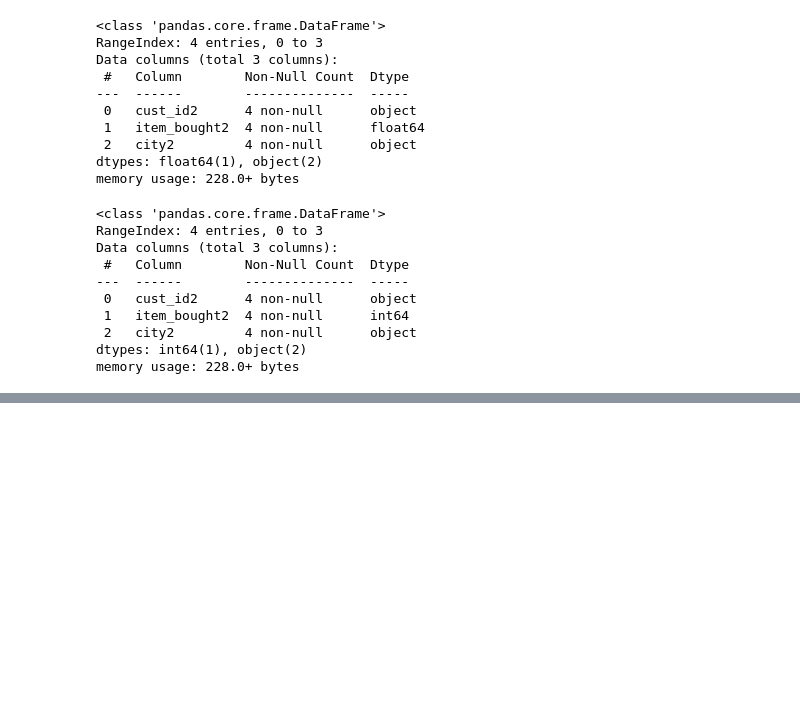
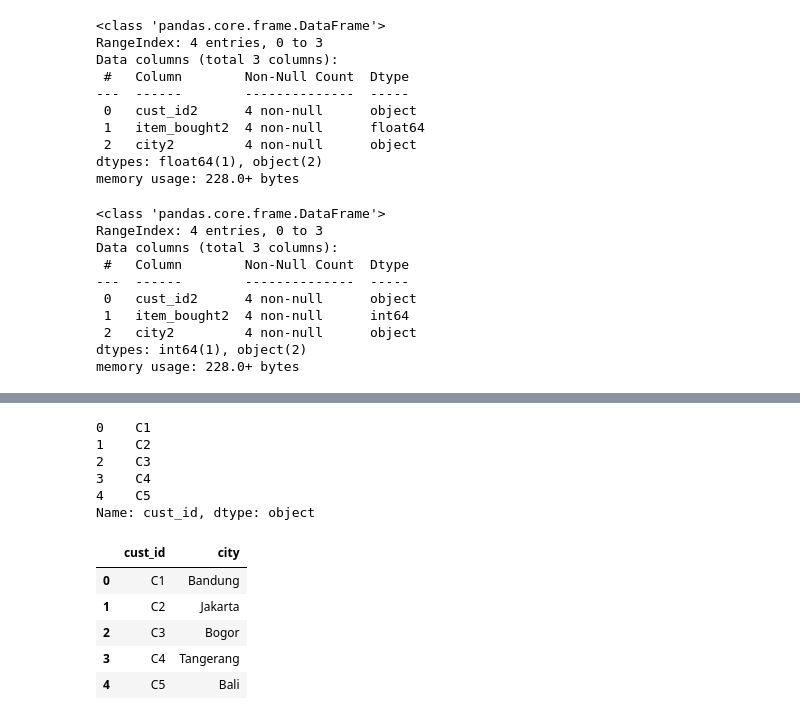
Before and after one commit to zanafiii/data-science-a-z, a Jupyter notebook: Part3_Working with Pandas & DataFrame.ipynb, the cells around one changed output, grey strips where cells are left out. Drawn from its saved outputs; the diff is of its cells as text; code cells hidden in the pictures; blank space fills up the shorter version.

```diff
--- a/Part3_Working with Pandas & DataFrame.ipynb
+++ b/Part3_Working with Pandas & DataFrame.ipynb
@@ -436,0 +492,18 @@ memory usage: 228.0+ bytes
+# %%
+df.loc[0:4, "cust_id"] # tipe data pandas series
+# %% [output]
+0    C1
+1    C2
+2    C3
+3    C4
+4    C5
+Name: cust_id, dtype: object
+# %%
+df.loc[0:4, ["cust_id", "city"]] # tipe data pandas DataFrame
+# %% [output]
+|  | cust_id | city |
+| 0 | C1 | Bandung |
+| 1 | C2 | Jakarta |
+| 2 | C3 | Bogor |
+| 3 | C4 | Tangerang |
+| 4 | C5 | Bali |
```
Also changed, not shown: parts of 18 cells of this notebook.
